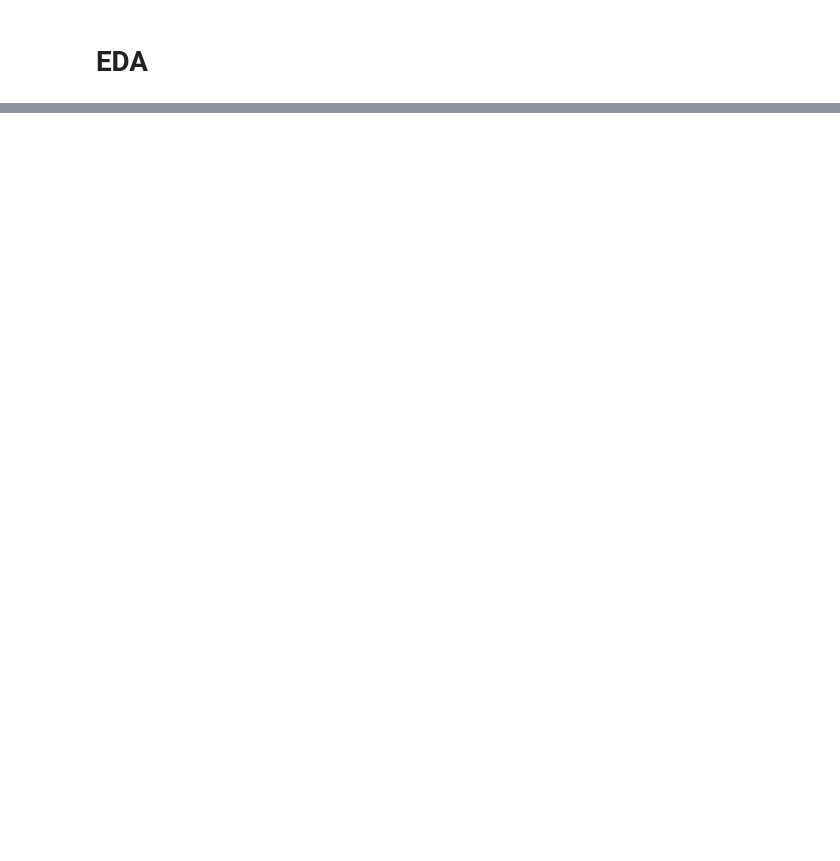
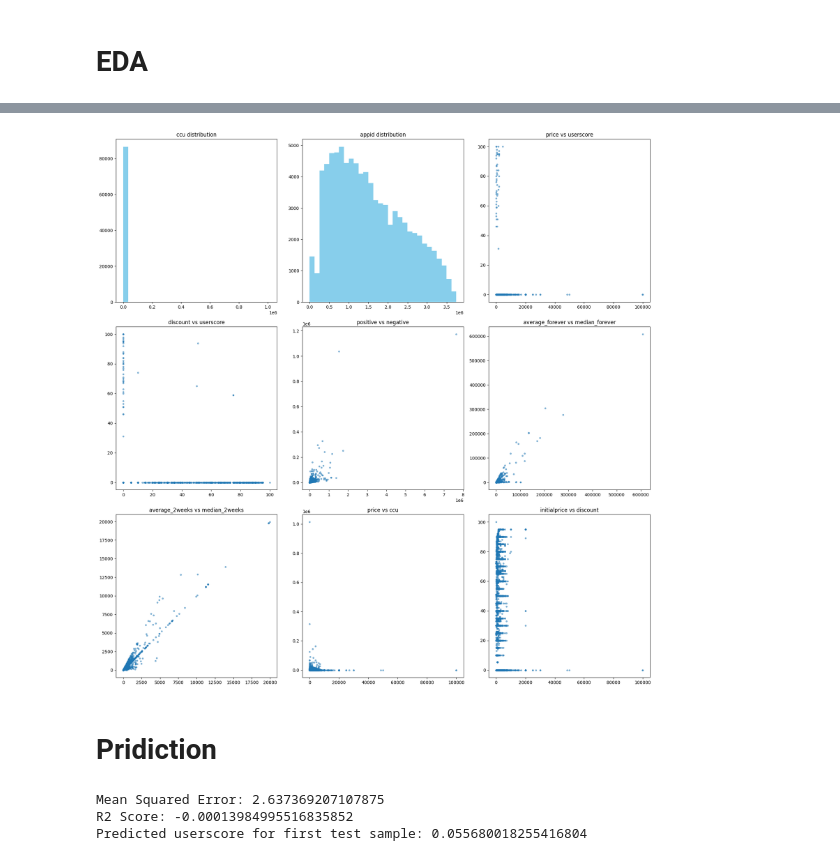
Before and after one commit to lukhi-laksh/Kaggle-Notebooks, a Jupyter notebook: Steam/Steam.ipynb, the cells around one changed output, grey strips where cells are left out. Saved outputs shown, nothing was run; the diff lists cells and outputs as text; code cells hidden in the pictures; blank space fills up the shorter version.

```diff
--- a/Steam/Steam.ipynb
+++ b/Steam/Steam.ipynb
@@ -335,0 +186,59 @@ plot_no += 1
+# %%
+cols_univariate = ['price','initialprice','discount','userscore','positive','negative',
+                   'average_forever','average_2weeks','median_forever','median_2weeks','ccu','appid']
+
+cols_bivariate = [('price','userscore'),('discount','userscore'),('positive','negative'),
+                  ('average_forever','median_forever'),('average_2weeks','median_2weeks'),
+                  ('price','ccu'),('initialprice','discount')]
+
+all_charts = cols_univariate + [f"{x} vs {y}" for x,y in cols_bivariate]
+
+selected_charts = all_charts[10:19]
+
+fig, axes = plt.subplots(3, 3, figsize=(18, 18))
+axes = axes.flatten()
+
+for i, chart in enumerate(selected_charts):
+    if " vs " in chart:
+        x, y = chart.split(" vs ")
+        axes[i].scatter(df[x], df[y], alpha=0.5, s=10)
+        axes[i].set_title(f'{x} vs {y}')
+    else:
+        axes[i].hist(df[chart].dropna(), bins=30, color='skyblue')
+        axes[i].set_title(f'{chart} distribution')
+
+plt.tight_layout()
+plt.show()
+# %% [output]
+[figure, added]
+# %% [markdown]
+# Pridiction
+# %%
+from sklearn.model_selection import train_test_split
+from sklearn.linear_model import LinearRegression
+from sklearn.metrics import mean_squared_error, r2_score
+
+X = df[['price', 'initialprice', 'discount', 'positive', 'negative',
+        'average_forever', 'average_2weeks', 'median_forever', 'median_2weeks', 'ccu']]
+y = df['userscore']
+
+X_train, X_test, y_train, y_test = train_test_split(X, y, test_size=0.2, random_state=42)
+
+model = LinearRegression()
+model.fit(X_train, y_train)
+
+y_pred = model.predict(X_test)
+
+mse = mean_squared_error(y_test, y_pred)
+r2 = r2_score(y_test, y_pred)
+
+print("Mean Squared Error:", mse)
+print("R2 Score:", r2)
+
+sample = X_test.iloc[0:1]
+predicted_score = model.predict(sample)
+print("Predicted userscore for first test sample:", predicted_score[0])
+# %% [output]
+Mean Squared Error: 2.637369207107875
+R2 Score: -0.00013984995516835852
+Predicted userscore for first test sample: 0.055680018255416804
```
Also changed, not shown: parts of 19 cells of this notebook.
